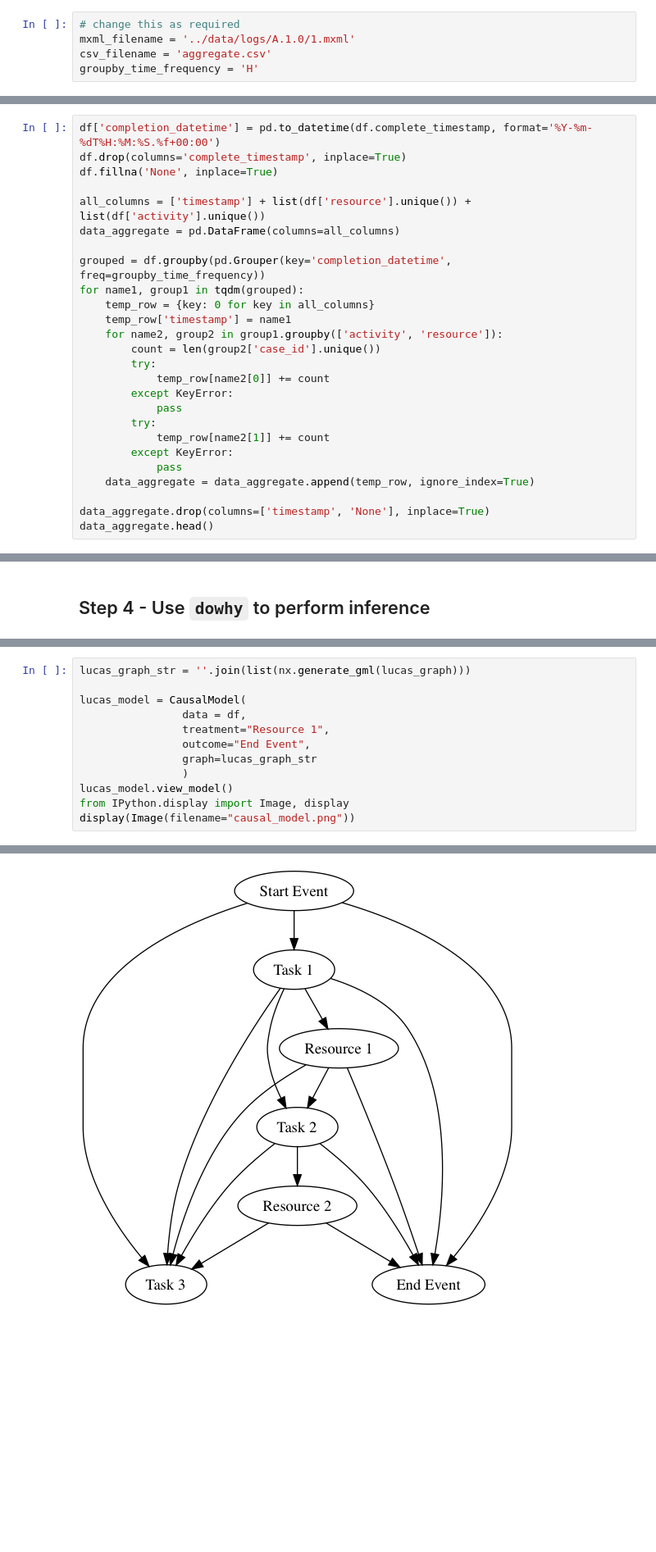
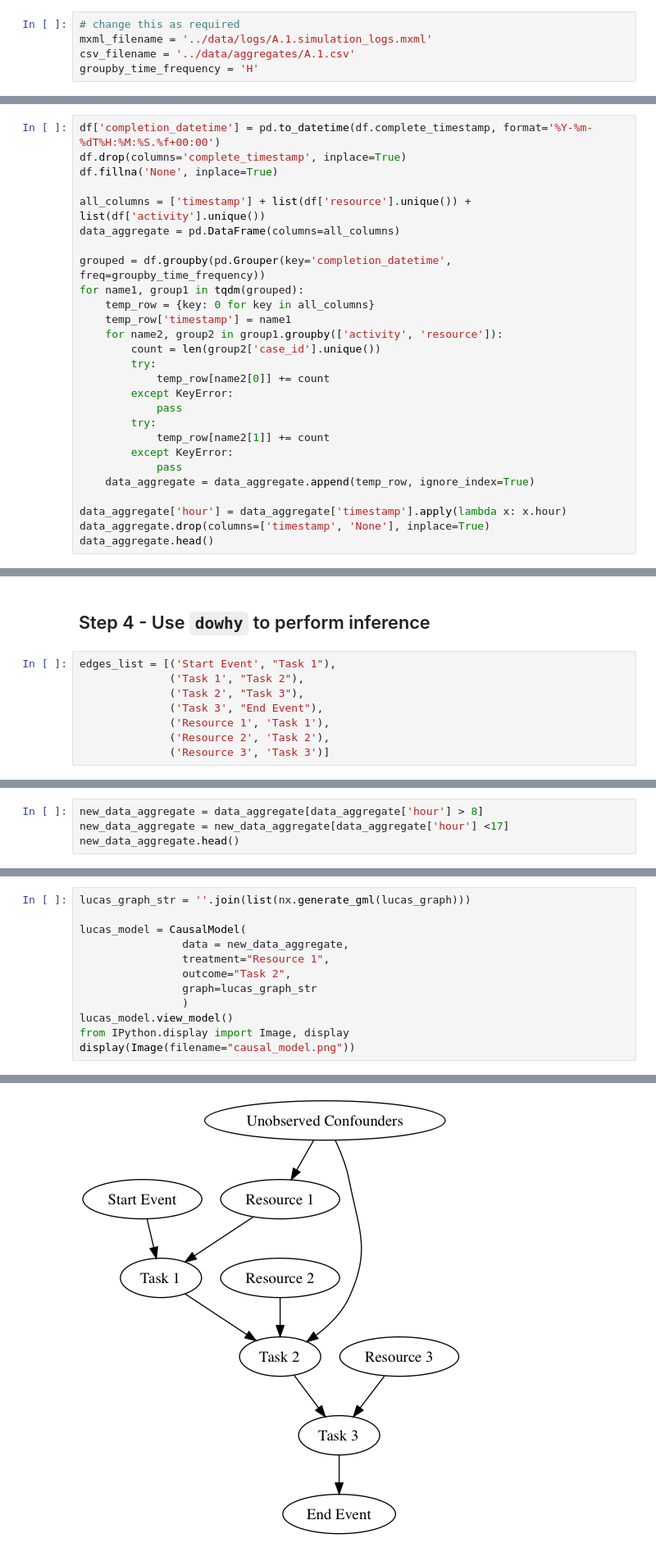
Before and after one commit to ai4automation/causal_inference_for_process_optimization, a Jupyter notebook: ipynb/End To End Pipeline.ipynb, the cells around one changed output, grey strips where cells are left out. Shown at 82% size. Cells and saved outputs as stored; diff of their text form; blank space fills up the shorter version.

```diff
--- a/ipynb/End To End Pipeline.ipynb
+++ b/ipynb/End To End Pipeline.ipynb
@@ -21,8 +21,8 @@ from tqdm import tqdm, tqdm_notebook
 Process variable/ inference variable, inference variable
 # %%
 # change this as required
-mxml_filename = '../data/logs/A.1.0/1.mxml'
-csv_filename = 'aggregate.csv'
+mxml_filename = '../data/logs/A.1.simulation_logs.mxml'
+csv_filename = '../data/aggregates/A.1.csv'
 groupby_time_frequency = 'H'
 # %%
 # calculates aggregates
@@ -82,5 +82,6 @@ for name1, group1 in tqdm(grouped):
             pass
     data_aggregate = data_aggregate.append(temp_row, ignore_index=True)
 
+data_aggregate['hour'] = data_aggregate['timestamp'].apply(lambda x: x.hour)
 data_aggregate.drop(columns=['timestamp', 'None'], inplace=True)
 data_aggregate.head()
@@ -170,5 +173,13 @@ edges_list
 # %% [markdown]
 ## Step 4 - Use `dowhy` to perform inference
+# %%
+edges_list = [('Start Event', "Task 1"),
+              ('Task 1', "Task 2"),
+              ('Task 2', "Task 3"),
+              ('Task 3', "End Event"),
+              ('Resource 1', 'Task 1'),
+              ('Resource 2', 'Task 2'),
+              ('Resource 3', 'Task 3')]
 # %%
 lucas_graph = nx.DiGraph()
 lucas_graph.add_edges_from(edges_list)
@@ -178,0 +190,4 @@ nx.draw_circular(lucas_graph, with_labels=True, font_weight='bold')
+# %%
+new_data_aggregate = data_aggregate[data_aggregate['hour'] > 8]
+new_data_aggregate = new_data_aggregate[data_aggregate['hour'] <17]
+new_data_aggregate.head()
@@ -180,9 +202,9 @@ nx.draw_circular(lucas_graph, with_labels=True, font_weight='bold')
 lucas_graph_str = ''.join(list(nx.generate_gml(lucas_graph)))
 
 lucas_model = CausalModel(
-                data = df,
+                data = new_data_aggregate,
                 treatment="Resource 1",
-                outcome="End Event",
+                outcome="Task 2",
                 graph=lucas_graph_str
                 )
 lucas_model.view_model()
@@ -193,8 +215,8 @@ Model to find the causal effect of treatment Resource 1 on outcome End Event
 Warning: Could not load "/Users/tanmayee/anaconda/envs/py36/lib/graphviz/libgvplugin_pango.6.dylib" - file not found
 Warning: Could not load "/Users/tanmayee/anaconda/envs/py36/lib/graphviz/libgvplugin_pango.6.dylib" - file not found
 
   warnings.warn(b"".join(errors).decode(self.encoding), RuntimeWarning)
-[figure, old version]
+[figure, new version]
 # %%
 # Identify causal effect and return target estimands
 identified_estimand = lucas_model.identify_effect()
```
Also changed, not shown: parts of 14 cells of this notebook, 1 other file.
